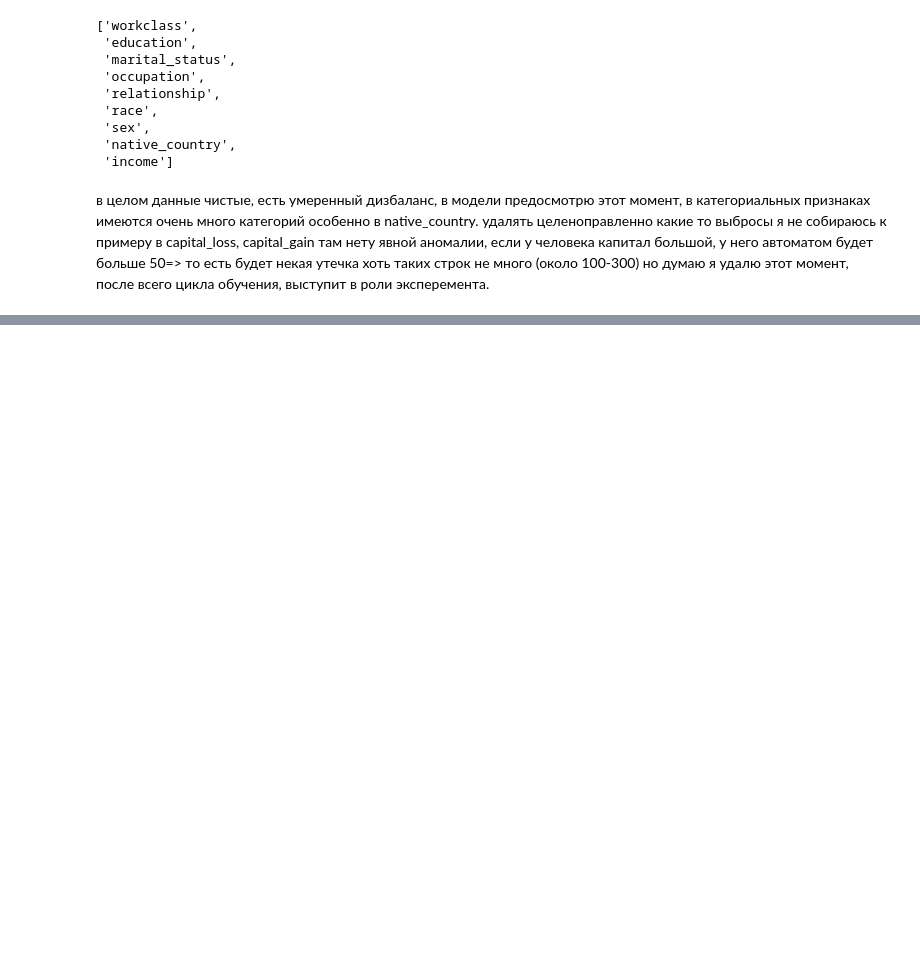
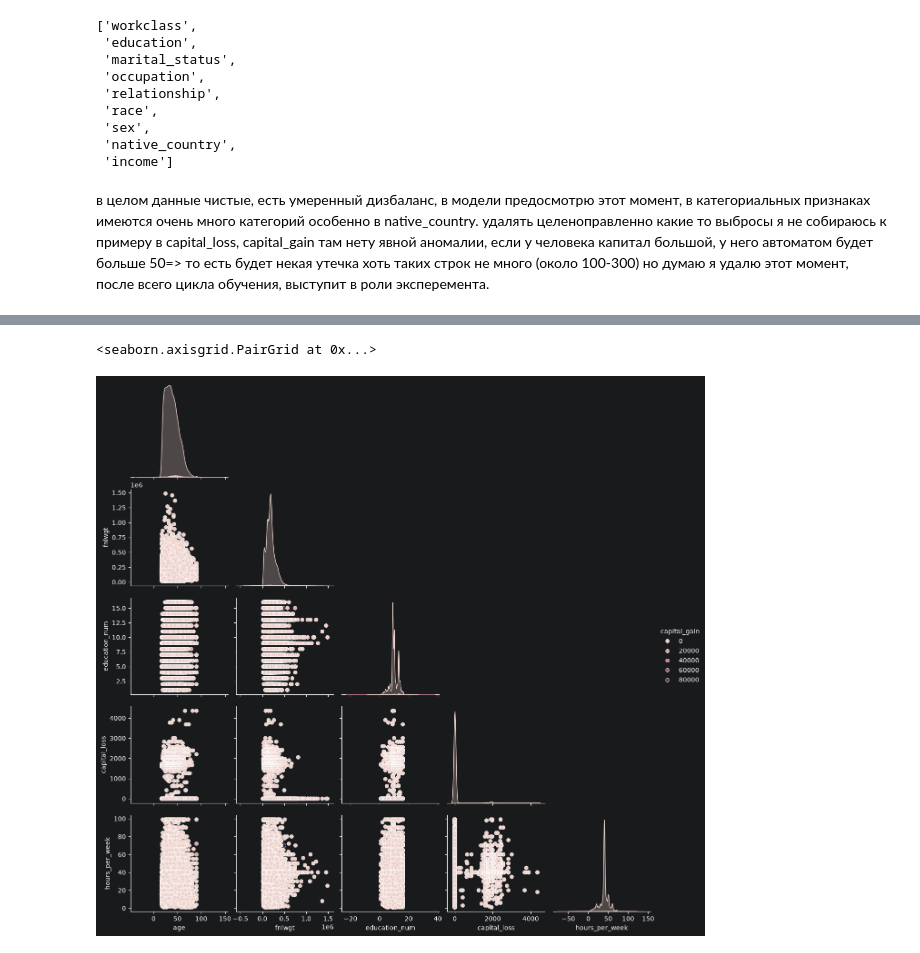
Before and after one commit to ortm01/Adult-Census-Income-DS, a Jupyter notebook: notebooks/01_eda.ipynb, the cells around one changed output, grey strips where cells are left out. Saved outputs shown, nothing was run; the diff lists cells and outputs as text; code cells hidden in the pictures; blank space fills up the shorter version.

```diff
--- a/notebooks/01_eda.ipynb
+++ b/notebooks/01_eda.ipynb
@@ -146,0 +153,5 @@ cat_cols
+# %%
+sns.pairplot(df, hue='capital_gain', corner=True)
+# %% [output]
+<seaborn.axisgrid.PairGrid at 0x...>
+[figure, added]
```
Also changed, not shown: parts of 5 cells of this notebook, 1 other file.
